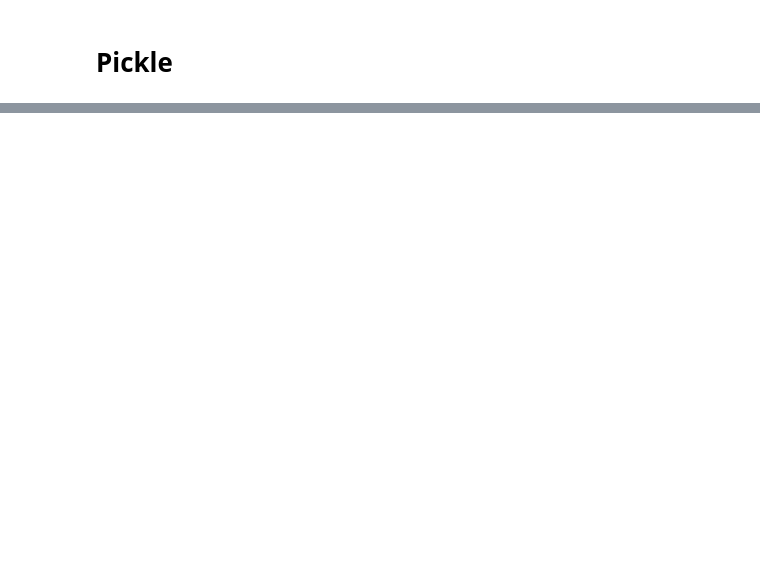
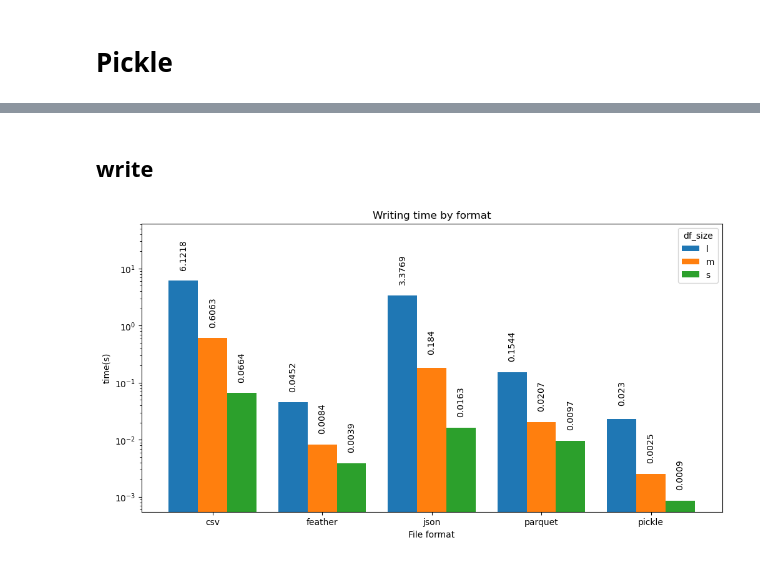
Before and after one commit to Fful/pyprog-course-WA, a Jupyter notebook: benchmarks.ipynb, the cells around one changed output, grey strips where cells are left out. Cells and saved outputs as stored; diff of their text form; code cells hidden in the pictures; blank space fills up the shorter version.

```diff
--- a/benchmarks.ipynb
+++ b/benchmarks.ipynb
@@ -216,0 +439,6 @@ metadata is saved
+# %% [markdown]
+## write
+# %%
+plot_data(grouped['write'], 'Writing time by format', 'time(s)')
+# %% [output]
+[figure, added]
```
Also changed, not shown: parts of 35 cells of this notebook, 1 other file.
